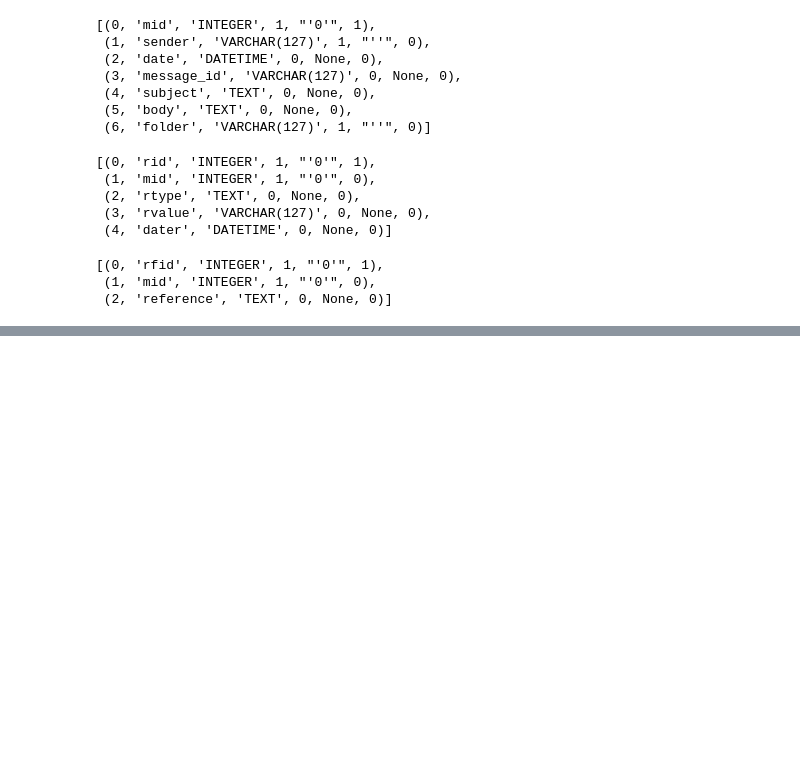
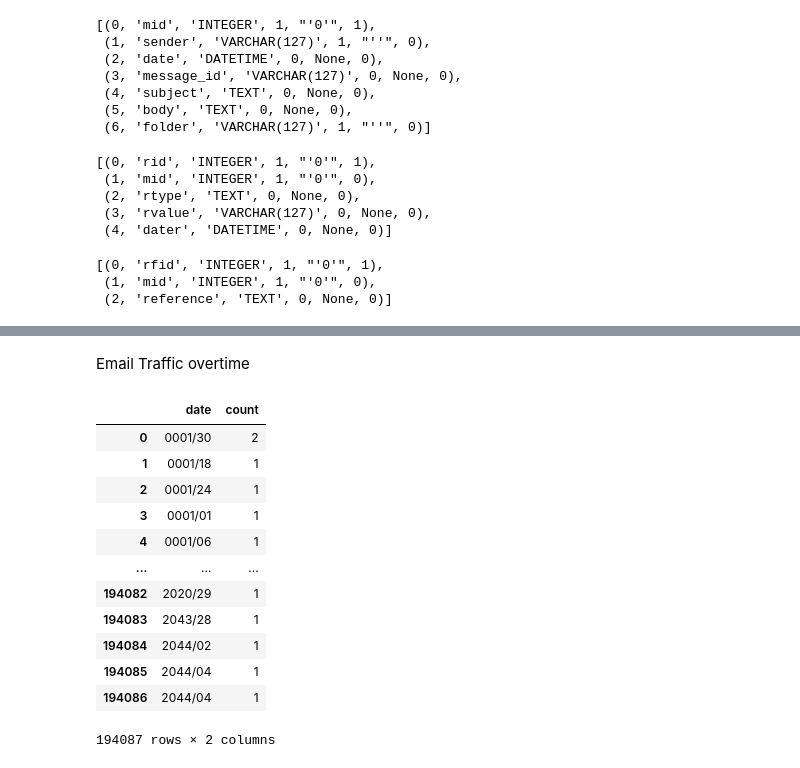
Before and after one commit to Ashlay01/Ash21212022, a Jupyter notebook: Copy_of_download_enron_data.ipynb, the cells around one changed output, grey strips where cells are left out. Drawn from its saved outputs; the diff is of its cells as text; code cells hidden in the pictures; blank space fills up the shorter version.

```diff
--- a/Copy_of_download_enron_data.ipynb
+++ b/Copy_of_download_enron_data.ipynb
@@ -281,0 +331,31 @@ clean
+# %% [markdown]
+Email Traffic overtime
+# %%
+#Count number of emails per day
+
+sql ="""
+
+SELECT strftime('%Y/%d', date)
+As date,
+COUNT(*) AS count FROM message
+GROUP BY date
+
+"""
+
+#Convert in dataframe
+messageperday_df = pd.read_sql_query(sql, conn)
+messageperday_df
+# %% [output]
+|  | date | count |
+| 0 | 0001/30 | 2 |
+| 1 | 0001/18 | 1 |
+| 2 | 0001/24 | 1 |
+| 3 | 0001/01 | 1 |
+| 4 | 0001/06 | 1 |
+| ... | ... | ... |
+| 194082 | 2020/29 | 1 |
+| 194083 | 2043/28 | 1 |
+| 194084 | 2044/02 | 1 |
+| 194085 | 2044/04 | 1 |
+| 194086 | 2044/04 | 1 |
+194087 rows × 2 columns
```
Also changed, not shown: parts of 15 cells of this notebook.
